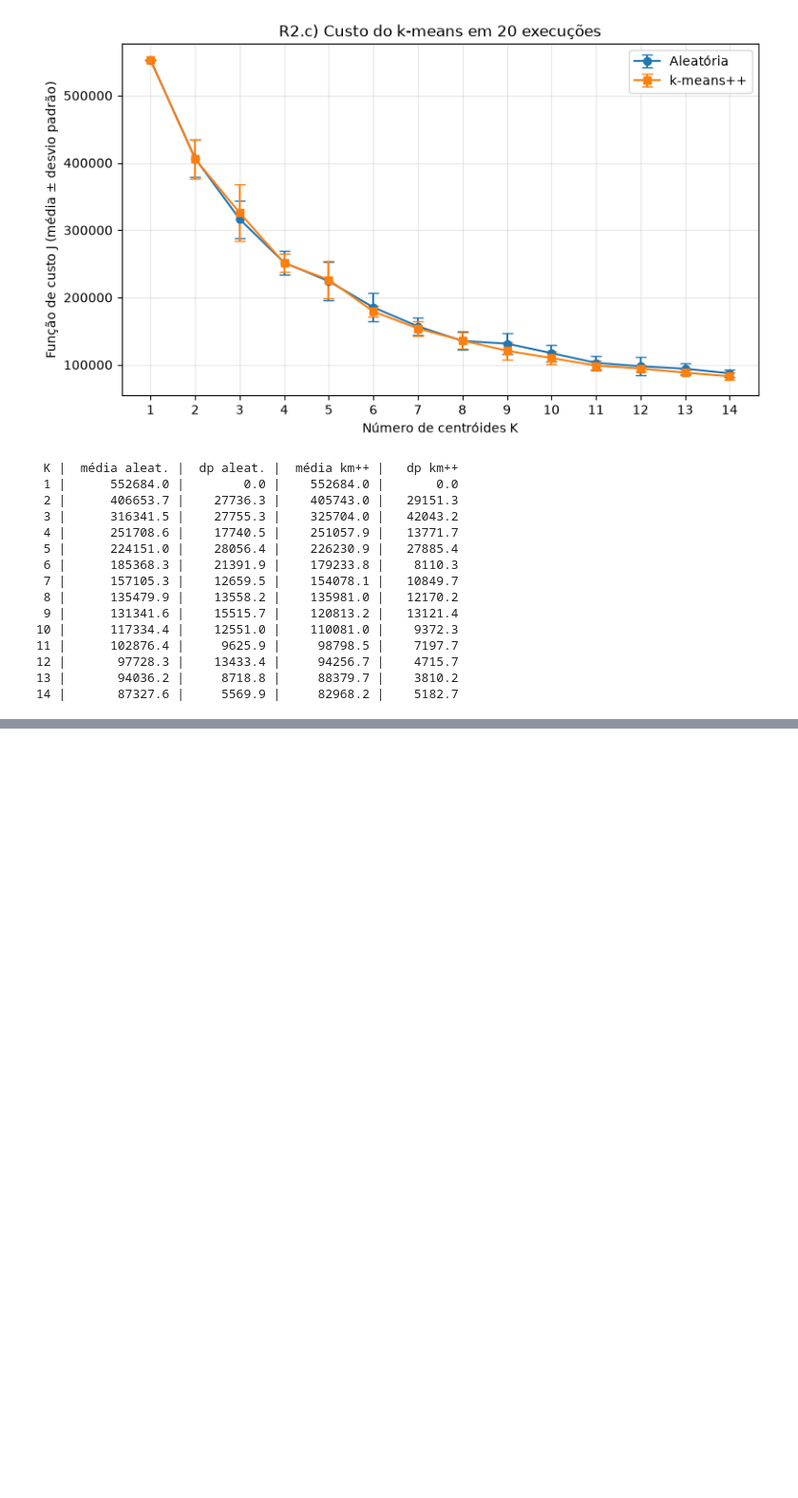
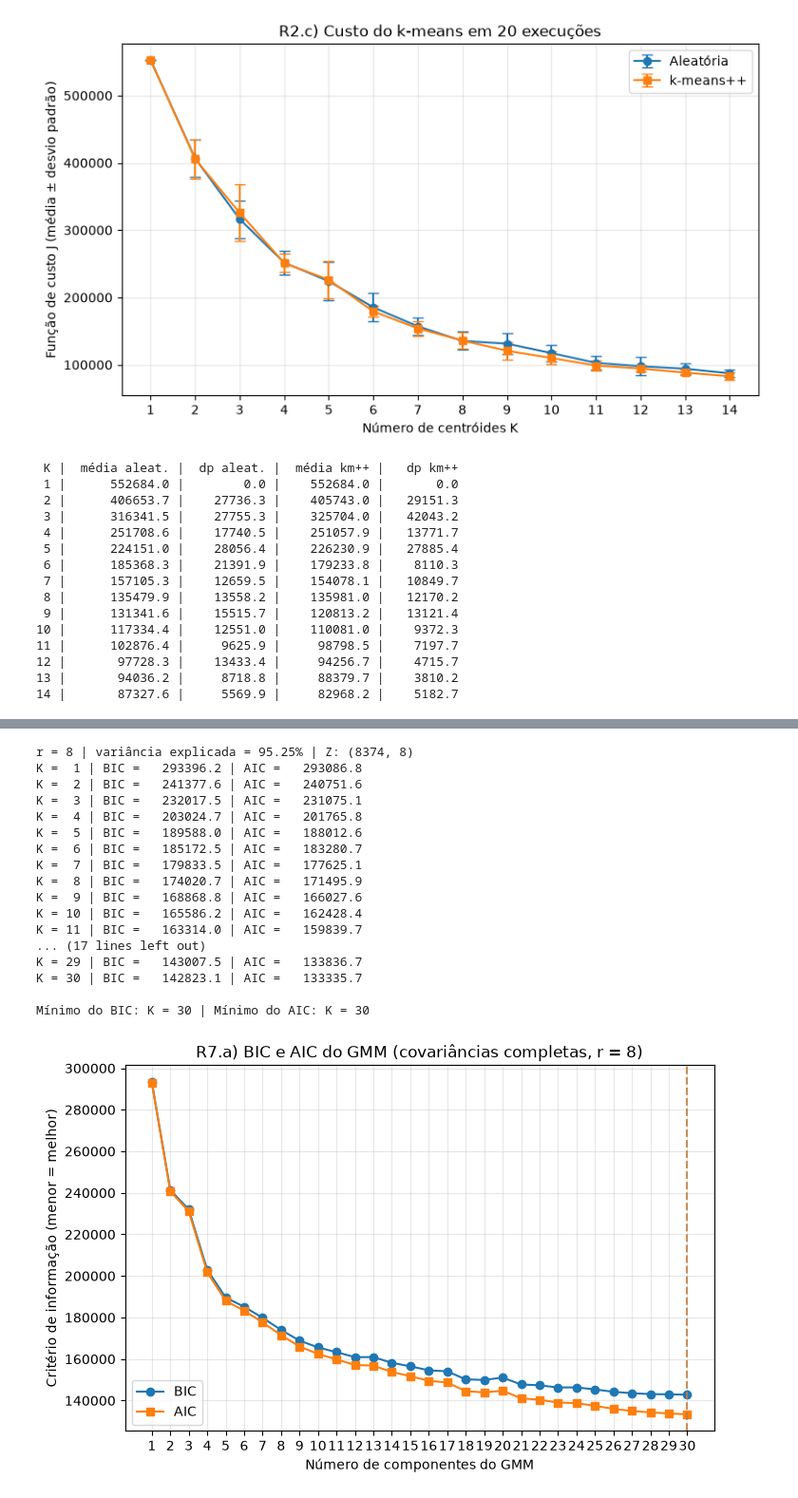
Before and after one commit to znx0/Introdu-o-Aprendizagem-Autom-tica, a Jupyter notebook: projeto1.ipynb, the cells around one changed output, grey strips where cells are left out. Shown at 95% size. Saved outputs shown, nothing was run; the diff lists cells and outputs as text; code cells hidden in the pictures; blank space fills up the shorter version.

```diff
--- a/projeto1.ipynb
+++ b/projeto1.ipynb
@@ -375,0 +475,61 @@ plt.show()
+# %%
+#R7A
+
+
+
+from sklearn.mixture import GaussianMixture
+
+var_acum = np.cumsum(var_ratio)
+r_95 = int(np.argmax(var_acum >= 0.95)) + 1
+Z = pca_project(X_norm, media, W, r=r_95)
+print(f"r = {r_95} | variância explicada = {var_acum[r_95-1]:.2%} | Z: {Z.shape}")
+
+
+# ===== R7.a: escolha do número de componentes do GMM =====
+Ks_gmm = list(range(1, 31))
+bic, aic = [], []
+
+for k in Ks_gmm:
+    gmm = GaussianMixture(n_components=k, covariance_type='full',
+                          n_init=5, random_state=555)
+    gmm.fit(Z)
+    bic.append(gmm.bic(Z))
+    aic.append(gmm.aic(Z))
+    print(f"K = {k:2d} | BIC = {bic[-1]:10.1f} | AIC = {aic[-1]:10.1f}")
+
+k_bic = Ks_gmm[int(np.argmin(bic))]
+k_aic = Ks_gmm[int(np.argmin(aic))]
+print(f"\nMínimo do BIC: K = {k_bic} | Mínimo do AIC: K = {k_aic}")
+
+plt.figure(figsize=(8, 5))
+plt.plot(Ks_gmm, bic, 'o-', label='BIC')
+plt.plot(Ks_gmm, aic, 's-', label='AIC')
+plt.axvline(k_bic, color='tab:blue', linestyle='--', alpha=0.6)
+plt.axvline(k_aic, color='tab:orange', linestyle='--', alpha=0.6)
+plt.xlabel('Número de componentes do GMM')
+plt.ylabel('Critério de informação (menor = melhor)')
+plt.title(f'R7.a) BIC e AIC do GMM (covariâncias completas, r = {r_95})')
+plt.xticks(Ks_gmm)
+plt.legend()
+plt.grid(True, alpha=0.3)
+plt.savefig('PartIII7a.jpg', dpi=150, bbox_inches='tight')
+plt.show()
+# %% [output]
+r = 8 | variância explicada = 95.25% | Z: (8374, 8)
+K =  1 | BIC =   293396.2 | AIC =   293086.8
+K =  2 | BIC =   241377.6 | AIC =   240751.6
+K =  3 | BIC =   232017.5 | AIC =   231075.1
+K =  4 | BIC =   203024.7 | AIC =   201765.8
+K =  5 | BIC =   189588.0 | AIC =   188012.6
+K =  6 | BIC =   185172.5 | AIC =   183280.7
+K =  7 | BIC =   179833.5 | AIC =   177625.1
+K =  8 | BIC =   174020.7 | AIC =   171495.9
+K =  9 | BIC =   168868.8 | AIC =   166027.6
+K = 10 | BIC =   165586.2 | AIC =   162428.4
+K = 11 | BIC =   163314.0 | AIC =   159839.7
+... (17 lines left out)
+K = 29 | BIC =   143007.5 | AIC =   133836.7
+K = 30 | BIC =   142823.1 | AIC =   133335.7
+
+Mínimo do BIC: K = 30 | Mínimo do AIC: K = 30
+[figure, added]
```
Also changed, not shown: parts of 13 cells of this notebook.
